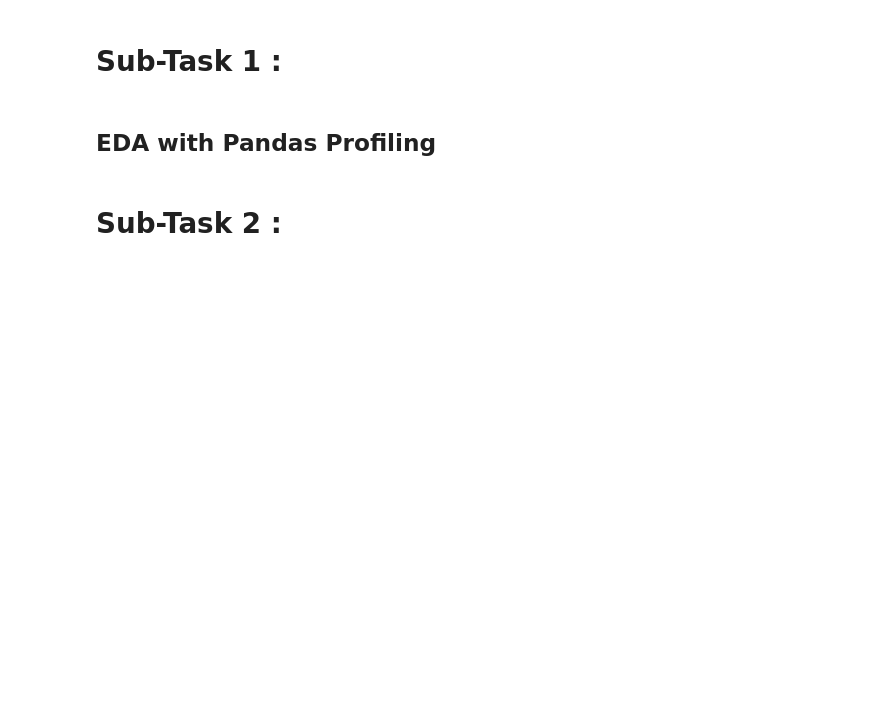
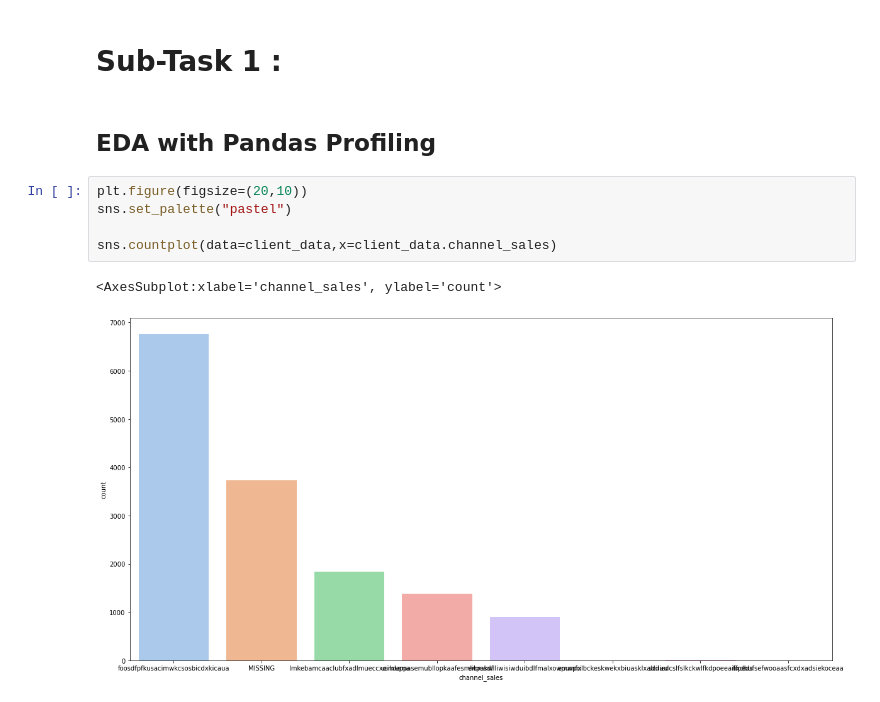
Before and after one commit to Ahmed-G-ElTaher/Churn-Model-Data-Science-Analytics-Virtual-Intern-at-BCG, a Jupyter notebook: Task 2/EDA_Answer.ipynb, the cells around one changed output. Saved outputs shown, nothing was run; the diff lists cells and outputs as text; blank space fills up the shorter version.

```diff
--- a/Task 2/EDA_Answer.ipynb
+++ b/Task 2/EDA_Answer.ipynb
@@ -74,5 +98,11 @@ memory usage: 10.3+ MB
 # Sub-Task 1 :
 # %% [markdown]
 ## EDA with Pandas Profiling
-# %% [markdown]
-# Sub-Task 2 :
+# %%
+plt.figure(figsize=(20,10))
+sns.set_palette("pastel")
+
+sns.countplot(data=client_data,x=client_data.channel_sales)
+# %% [output]
+<AxesSubplot:xlabel='channel_sales', ylabel='count'>
+[figure, added]
```
Also changed, not shown: parts of 3 cells of this notebook.
